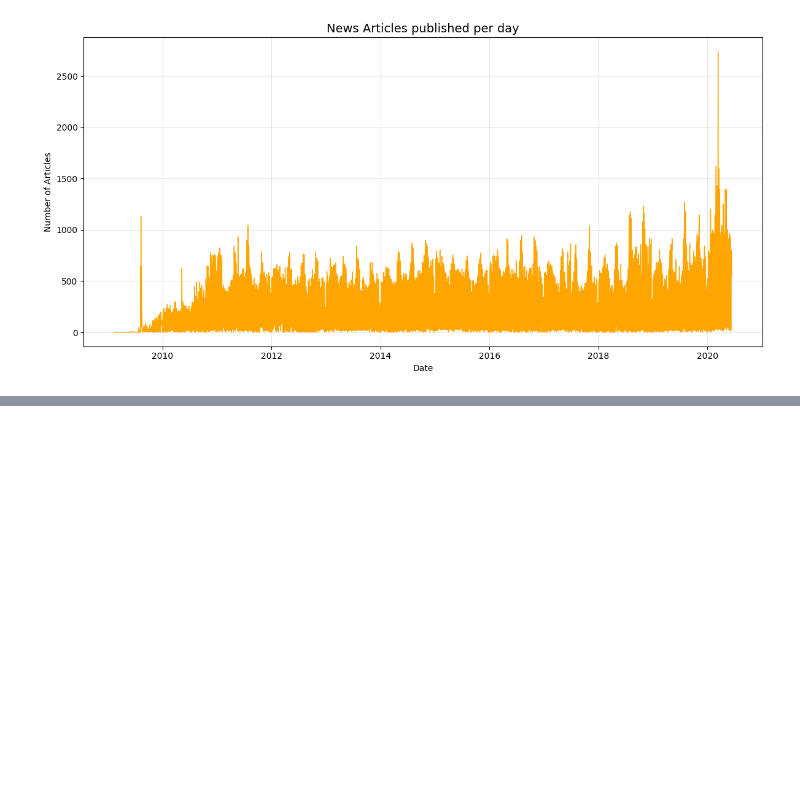
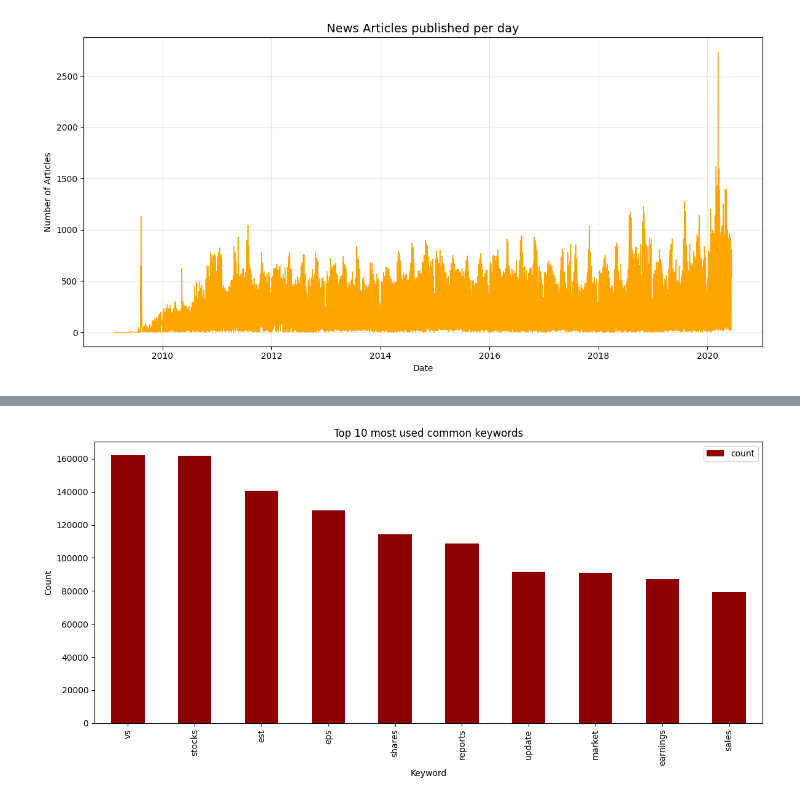
Before and after one commit to hawi088/News-Sentiment, a Jupyter notebook: notebooks/task1_eda.ipynb, the cells around one changed output, grey strips where cells are left out. Saved outputs shown, nothing was run; the diff lists cells and outputs as text; code cells hidden in the pictures; blank space fills up the shorter version.

Commit message:
feat: applied text analysi, time series analysis of News Volume and publisher analysis

```diff
--- a/notebooks/task1_eda.ipynb
+++ b/notebooks/task1_eda.ipynb
@@ -114,0 +133,15 @@ plt.show()
+# %%
+def clean_text(text):
+    text=str(text).lower()
+    text=re.sub(r'[^a-zA-Z\s]','',text)
+    return text
+df['clean_headline']=df['headline'].apply(clean_text)
+
+#finding common keywords in headline by using countVectorizer
+
+vectorizer = CountVectorizer(max_features=20,stop_words='english')
+X=vectorizer.fit_transform(df['clean_headline']) #fit_transform is a class of countVectorization that takes a document as an argument and returns a matrix of token counts
+#and x is a matrix ha contain counts
+print(X)
+keywords = vectorizer.get_feature_names_out()
+keyword_counts = X.toarray().sum(axis=0)
@@ -114,0 +166,13 @@ plt.show()
+# %%
+keywords_df = pd.DataFrame({'keyword':keywords,'count':keyword_counts})
+keywords_df = keywords_df.sort_values('count', ascending=False)
+# %%
+fig,ax = plt.subplots(figsize=(12,6))
+keywords_df.head(10).plot(kind='bar', x='keyword', y='count', ax=ax, color='darkred')
+ax.set_title('Top 10 most used common keywords')
+ax.set_xlabel('Keyword')
+ax.set_ylabel('Count')
+plt.tight_layout()
+plt.show()
+# %% [output]
+[figure, added]
```
Also changed, not shown: parts of 5 cells of this notebook, 1 other file.
